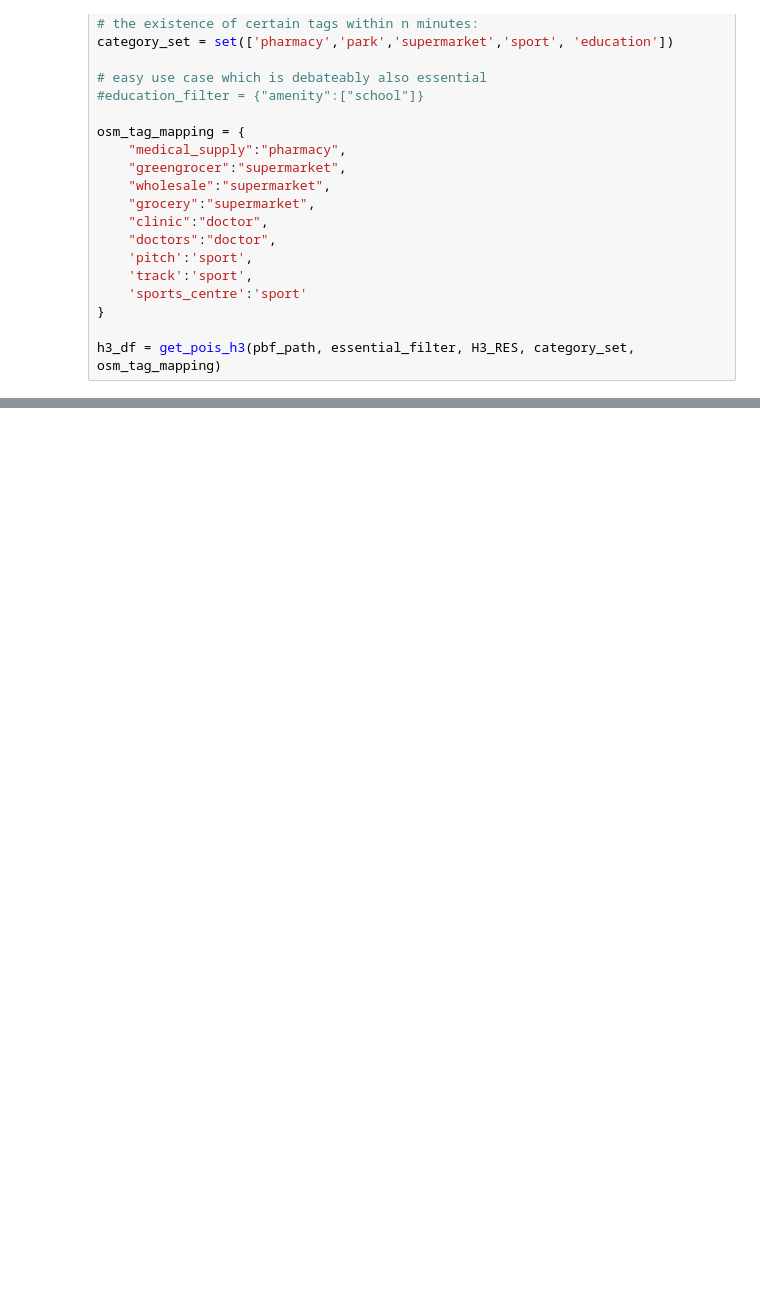
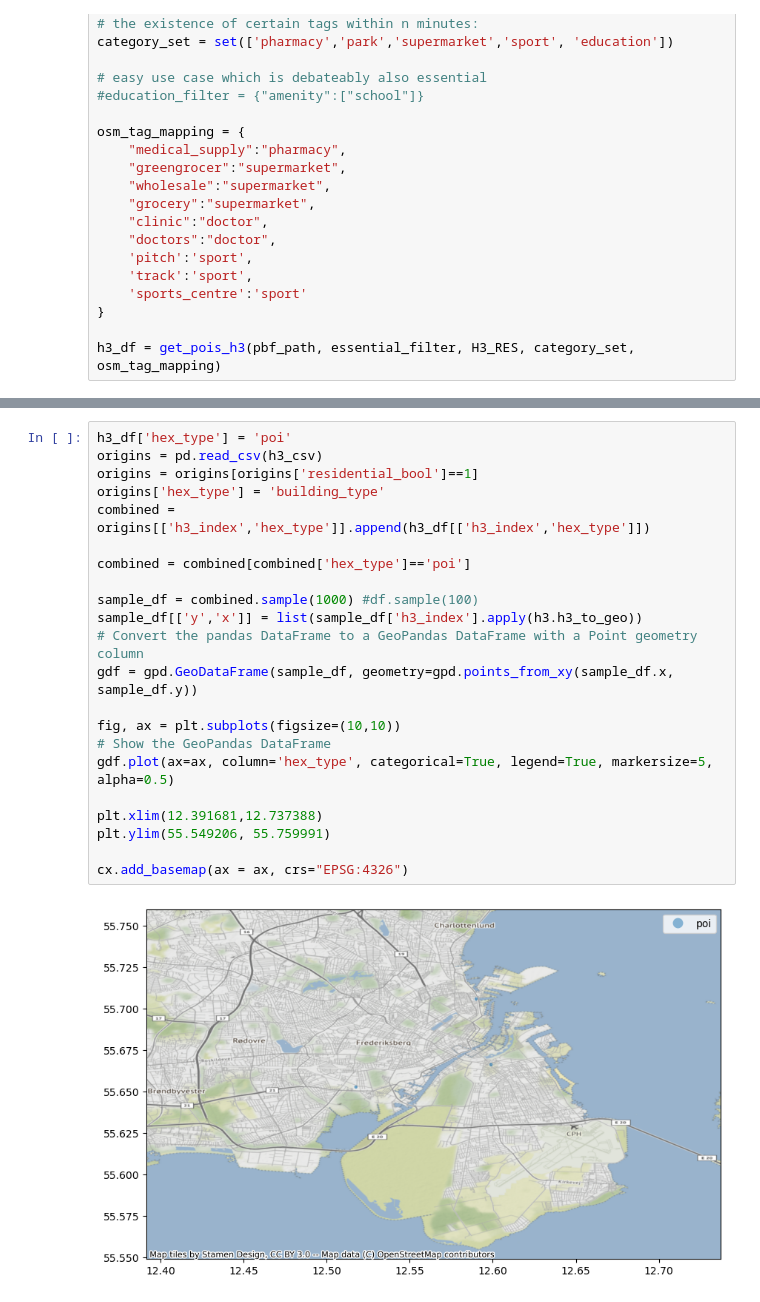
Before and after one commit to hextransit/n-minute-city, a Jupyter notebook: python/poi_routing.ipynb, the cells around one changed output, grey strips where cells are left out. Saved outputs shown, nothing was run; the diff lists cells and outputs as text; blank space fills up the shorter version.

```diff
--- a/python/poi_routing.ipynb
+++ b/python/poi_routing.ipynb
@@ -54,0 +117,24 @@ h3_df = get_pois_h3(pbf_path, essential_filter, H3_RES, category_set, osm_tag_ma
+# %%
+h3_df['hex_type'] = 'poi'
+origins = pd.read_csv(h3_csv)
+origins = origins[origins['residential_bool']==1]
+origins['hex_type'] = 'building_type'
+combined = origins[['h3_index','hex_type']].append(h3_df[['h3_index','hex_type']])
+
+combined = combined[combined['hex_type']=='poi']
+
+sample_df = combined.sample(1000) #df.sample(100)
+sample_df[['y','x']] = list(sample_df['h3_index'].apply(h3.h3_to_geo))
+# Convert the pandas DataFrame to a GeoPandas DataFrame with a Point geometry column
+gdf = gpd.GeoDataFrame(sample_df, geometry=gpd.points_from_xy(sample_df.x, sample_df.y))
+
+fig, ax = plt.subplots(figsize=(10,10))
+# Show the GeoPandas DataFrame
+gdf.plot(ax=ax, column='hex_type', categorical=True, legend=True, markersize=5, alpha=0.5)
+
+plt.xlim(12.391681,12.737388)
+plt.ylim(55.549206, 55.759991)
+
+cx.add_basemap(ax = ax, crs="EPSG:4326")
+# %% [output]
+[figure, added]
```
Also changed, not shown: parts of 15 cells of this notebook, 3 other files.
